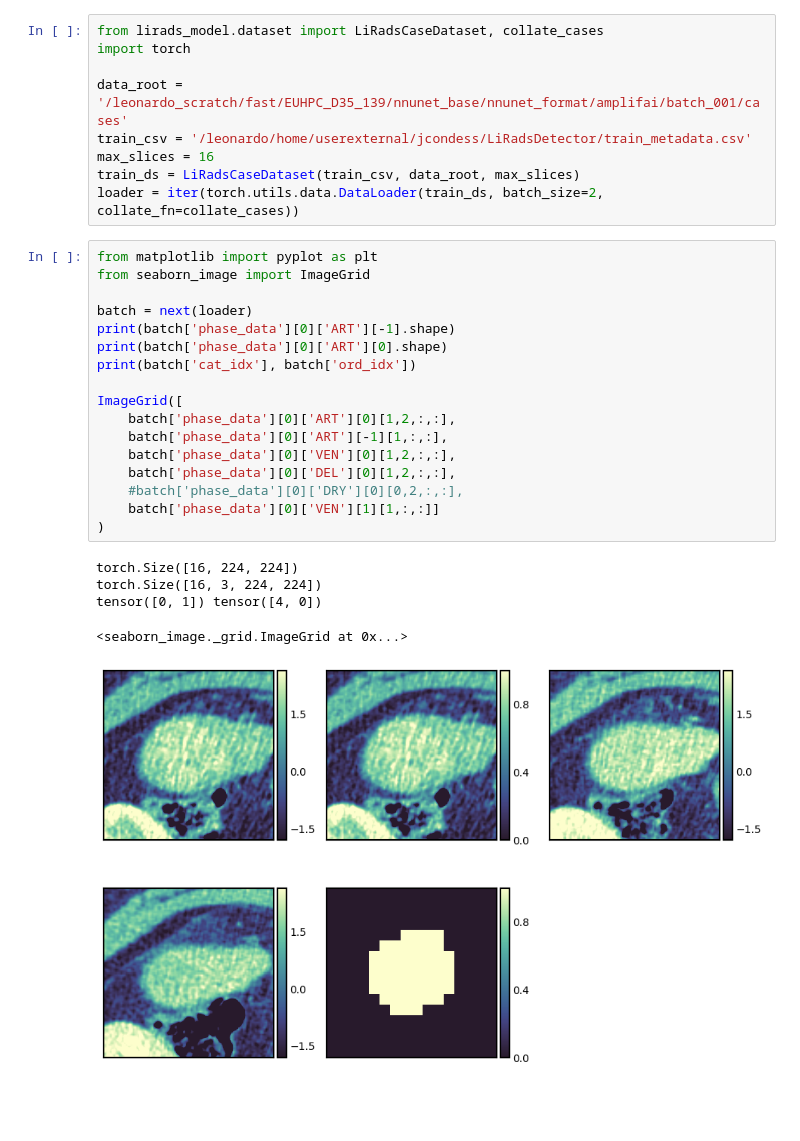
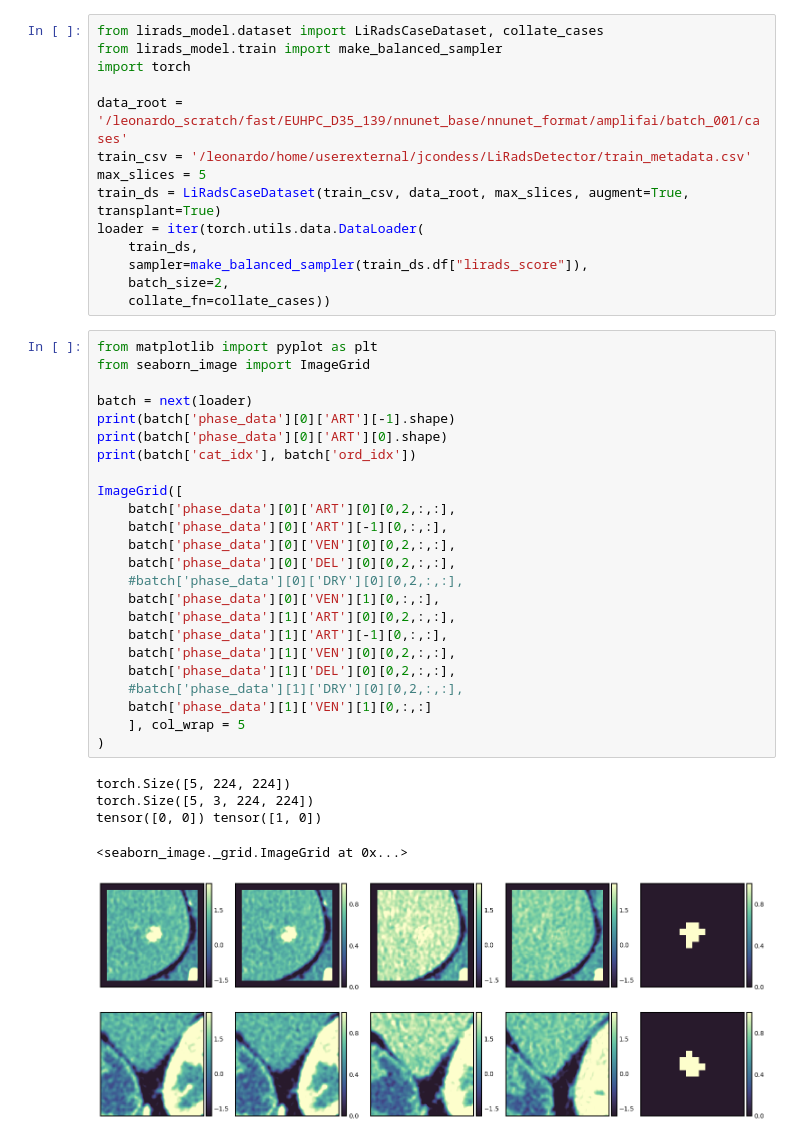
Before and after one commit to Jess-Co-Del/LiRadsDetector, a Jupyter notebook: checks.ipynb, the cells around one changed output. Drawn from its saved outputs; the diff is of its cells as text.

```diff
--- a/checks.ipynb
+++ b/checks.ipynb
@@ -1,32 +1,44 @@
 # %%
 from lirads_model.dataset import LiRadsCaseDataset, collate_cases
+from lirads_model.train import make_balanced_sampler
 import torch
 
 data_root = '/leonardo_scratch/fast/EUHPC_D35_139/nnunet_base/nnunet_format/amplifai/batch_001/cases'
 train_csv = '/leonardo/home/userexternal/jcondess/LiRadsDetector/train_metadata.csv'
-max_slices = 16
-train_ds = LiRadsCaseDataset(train_csv, data_root, max_slices)
-loader = iter(torch.utils.data.DataLoader(train_ds, batch_size=2, collate_fn=collate_cases))
+max_slices = 5
+train_ds = LiRadsCaseDataset(train_csv, data_root, max_slices, augment=True, transplant=True)
+loader = iter(torch.utils.data.DataLoader(
+    train_ds,
+    sampler=make_balanced_sampler(train_ds.df["lirads_score"]),
+    batch_size=2,
+    collate_fn=collate_cases))
 # %%
 from matplotlib import pyplot as plt
 from seaborn_image import ImageGrid
 
 batch = next(loader)
 print(batch['phase_data'][0]['ART'][-1].shape)
 print(batch['phase_data'][0]['ART'][0].shape)
 print(batch['cat_idx'], batch['ord_idx'])
 
 ImageGrid([
-    batch['phase_data'][0]['ART'][0][1,2,:,:],
-    batch['phase_data'][0]['ART'][-1][1,:,:],
-    batch['phase_data'][0]['VEN'][0][1,2,:,:],
-    batch['phase_data'][0]['DEL'][0][1,2,:,:],
+    batch['phase_data'][0]['ART'][0][0,2,:,:],
+    batch['phase_data'][0]['ART'][-1][0,:,:],
+    batch['phase_data'][0]['VEN'][0][0,2,:,:],
+    batch['phase_data'][0]['DEL'][0][0,2,:,:],
     #batch['phase_data'][0]['DRY'][0][0,2,:,:],
-    batch['phase_data'][0]['VEN'][1][1,:,:]]
+    batch['phase_data'][0]['VEN'][1][0,:,:],
+    batch['phase_data'][1]['ART'][0][0,2,:,:],
+    batch['phase_data'][1]['ART'][-1][0,:,:],
+    batch['phase_data'][1]['VEN'][0][0,2,:,:],
+    batch['phase_data'][1]['DEL'][0][0,2,:,:],
+    #batch['phase_data'][1]['DRY'][0][0,2,:,:],
+    batch['phase_data'][1]['VEN'][1][0,:,:]
+    ], col_wrap = 5
 )
 # %% [output]
-torch.Size([16, 224, 224])
-torch.Size([16, 3, 224, 224])
-tensor([0, 1]) tensor([4, 0])
+torch.Size([5, 224, 224])
+torch.Size([5, 3, 224, 224])
+tensor([0, 0]) tensor([1, 0])
 <seaborn_image._grid.ImageGrid at 0x...>
-[figure, old version]
+[figure, new version]
```
Also changed, not shown: 5 other files.
